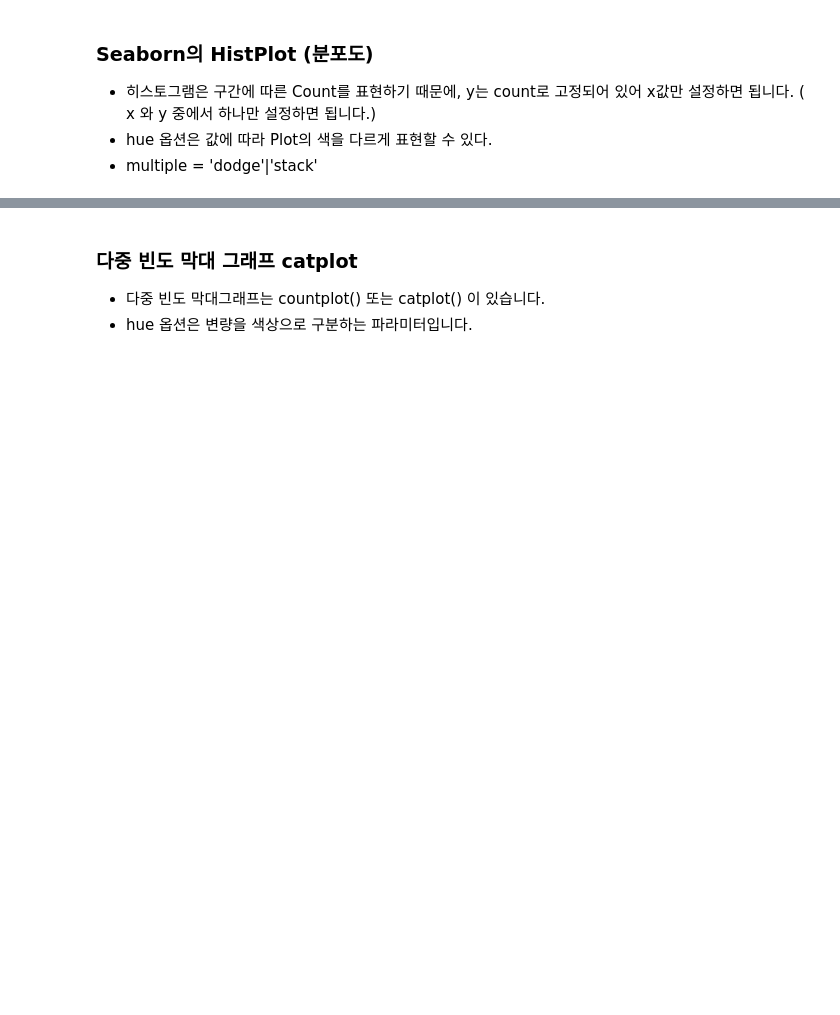
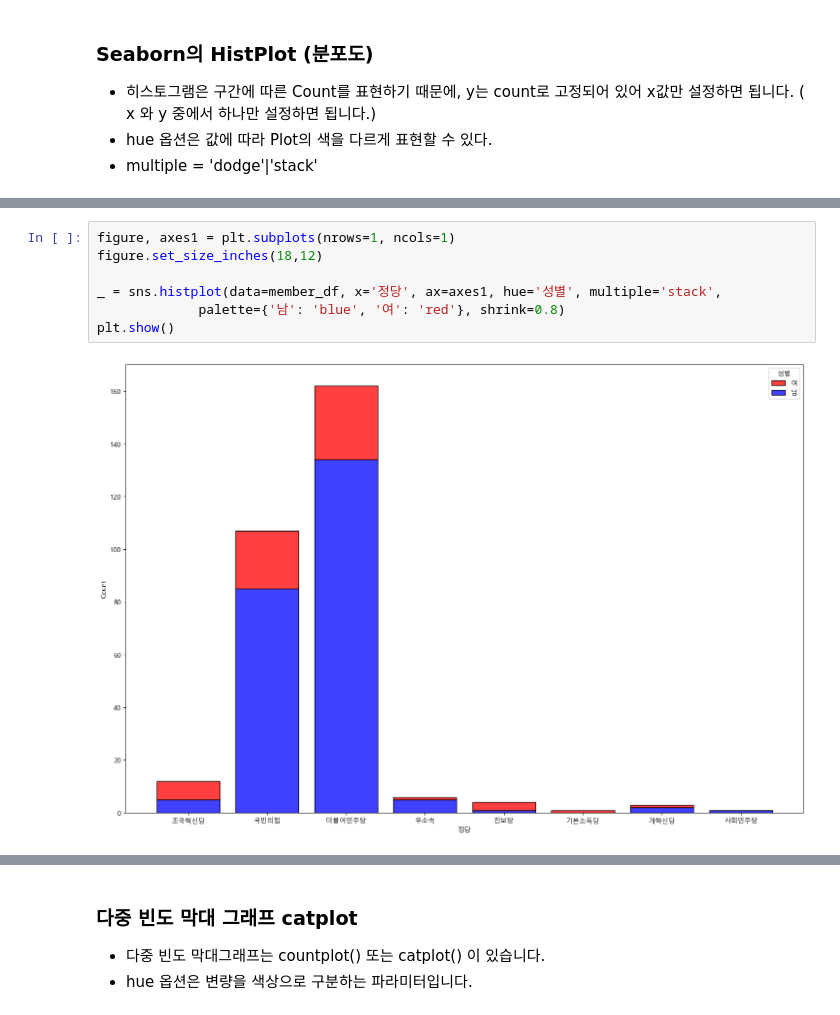
Before and after one commit to nirey-l/Python_Webscraping_Analysis, a Jupyter notebook: 05-2.국회의원현황_New2025_시각화.ipynb, the cells around one changed output, grey strips where cells are left out. Drawn from its saved outputs; the diff is of its cells as text; blank space fills up the shorter version.

```diff
--- a/05-2.국회의원현황_New2025_시각화.ipynb
+++ b/05-2.국회의원현황_New2025_시각화.ipynb
@@ -482,3 +487,12 @@ plt.show()
+# %%
+figure, axes1 = plt.subplots(nrows=1, ncols=1)
+figure.set_size_inches(18,12)
+
+_ = sns.histplot(data=member_df, x='정당', ax=axes1, hue='성별', multiple='stack',
+             palette={'남': 'blue', '여': 'red'}, shrink=0.8)
+plt.show()
+# %% [output]
+[figure, added]
 # %%
 
 member_df.loc[member_df['정당'] == '조국혁신당',['이름','성별']]
```
Also changed, not shown: parts of 7 cells of this notebook.
